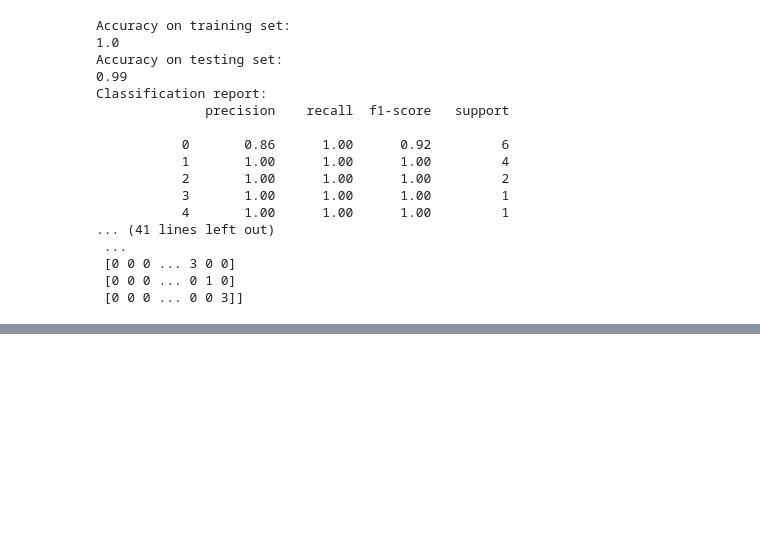
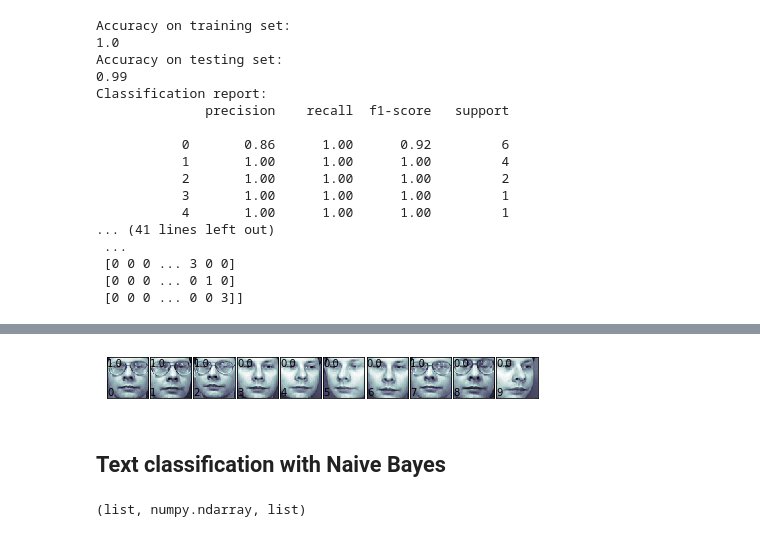
Before and after one commit to alextanhongpin/data-science-learn, a Jupyter notebook: learning_scikit_learn_machine_learning_in_python/02_supervised_learning.ipynb, the cells around one changed output, grey strips where cells are left out. Saved outputs shown, nothing was run; the diff lists cells and outputs as text; code cells hidden in the pictures; blank space fills up the shorter version.

```diff
--- a/learning_scikit_learn_machine_learning_in_python/02_supervised_learning.ipynb
+++ b/learning_scikit_learn_machine_learning_in_python/02_supervised_learning.ipynb
@@ -133,0 +201,4 @@ Classification report:
+# %%
+X_train = faces.data[select == 1]
+y_train = target_glasses[select == 1]
+y_train.shape
@@ -133,0 +207,4 @@ Classification report:
+# %%
+svc_3 = SVC(kernel='linear')
+# %%
+train_and_evaluate(svc_3, X_train, X_test, y_train, y_test)
@@ -133,0 +232,9 @@ Classification report:
+# %%
+y_pred = svc_3.predict(X_test)
+eval_faces = [np.reshape(a, (64, 64)) for a in X_test]
+# %%
+print_faces(eval_faces, y_pred, 10)
+# %% [output]
+[figure, added]
+# %% [markdown]
+## Text classification with Naive Bayes
@@ -133,0 +252,4 @@ Classification report:
+# %%
+type(news.data), type(news.target), type(news.target_names)
+# %% [output]
+(list, numpy.ndarray, list)
```
Also changed, not shown: parts of 78 cells of this notebook, 1 other file.
